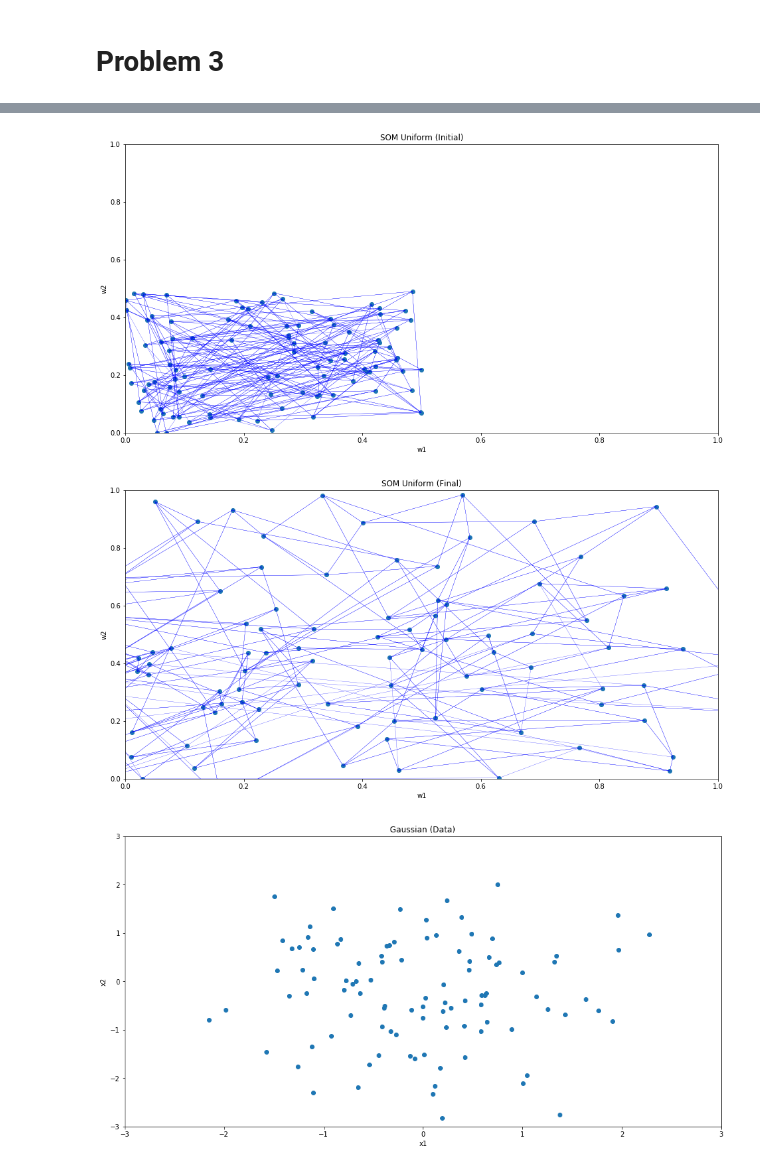
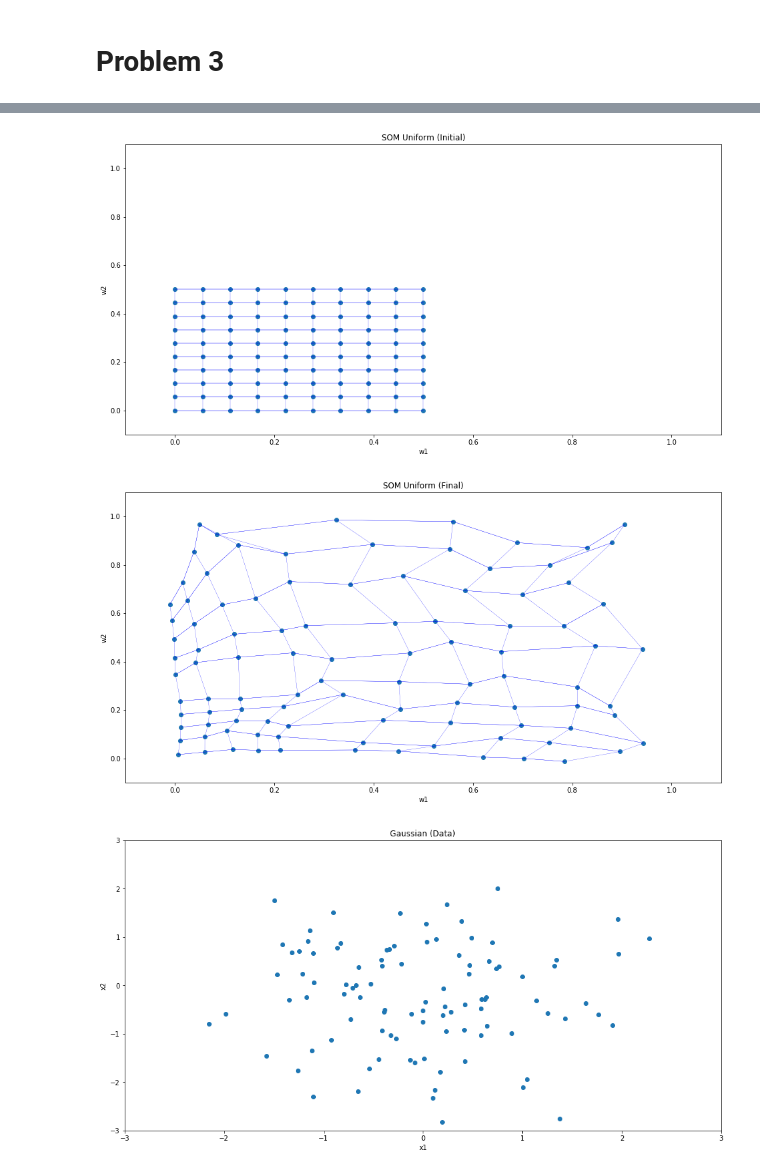
Before and after one commit to vanandrew/BME572, a Jupyter notebook: HW2/Problem3.ipynb, the cells around one changed output, grey strips where cells are left out. Drawn from its saved outputs; the diff is of its cells as text; code cells hidden in the pictures.

```diff
--- a/HW2/Problem3.ipynb
+++ b/HW2/Problem3.ipynb
@@ -40,7 +42,7 @@ class SOM:
     """
         A self organizing map
     """
-    def __init__(self,data_input,lr=3000,lt=4,nr=3000,nt=4,iterations=10000):
+    def __init__(self,data_input,lr=300,lt=4,nr=300,nt=4,iterations=2000):
         """
             Initialization
         """
@@ -55,7 +57,8 @@ class SOM:
         self.iterations = iterations
 
         # create the weights
-        self.w = np.random.rand(10,10,2)*0.5
+        xx,yy = np.meshgrid(np.linspace(0,0.5,10),np.linspace(0,0.5,10))
+        self.w = np.stack((xx,yy),2)
 
         # save initial w
         self.initial_w = np.copy(self.w)
@@ -135,7 +138,7 @@ def plot_lattice(x):
     # loop through elements in grid, keeping track of already made connections
     for i in range(x.shape[0]):
         for j in range(x.shape[1]):
-            # plot connections in neighborhood of neuron, ignore index errors
+            # plot connections in neighborhood of neuron, ignore index errors, and loopbacks
             try:
                 if ({i,i+1},{j}) in track_connections:
                     pass
@@ -147,8 +150,11 @@ def plot_lattice(x):
             try:
                 if ({i,i-1},{j}) in track_connections:
                     pass
-                plt.plot([x[i,j,0],x[i-1,j,0]],[x[i,j,1],x[i-1,j,1]],'b',linewidth=0.25)
-                track_connections.append(({i,i-1},{j}))
+                elif i == 0:
+                    pass
+                else:
+                    plt.plot([x[i,j,0],x[i-1,j,0]],[x[i,j,1],x[i-1,j,1]],'b',linewidth=0.25)
+                    track_connections.append(({i,i-1},{j}))
             except IndexError:
                 pass
             try:
@@ -161,8 +167,11 @@ def plot_lattice(x):
             try:
                 if ({i},{j-1}) in track_connections:
                     pass
-                plt.plot([x[i,j,0],x[i,j-1,0]],[x[i,j,1],x[i,j-1,1]],'b',linewidth=0.25)
-                track_connections.append(({i},{j,j-1}))
+                elif j == 0:
+                    pass
+                else:
+                    plt.plot([x[i,j,0],x[i,j-1,0]],[x[i,j,1],x[i,j-1,1]],'b',linewidth=0.25)
+                    track_connections.append(({i},{j,j-1}))
             except IndexError:
                 pass
 # %%
@@ -170,7 +179,7 @@ def plot_lattice(x):
     Train SOMs
 """
 weight_uniform,weight_uniform_initial = SOM(uniform).train()
-weight_gaussian,weight_gaussian_initial = SOM(gaussian).train()
+weight_gaussian,weight_gaussian_initial = SOM(gaussian,lr=3000,nr=3000,iterations=10000).train()
 # %%
 """
     Plot Stuff
@@ -181,19 +190,19 @@ plt.figure(figsize=(16,8))
 plt.scatter(uniform[:,0],uniform[:,1])
 plt.title('Uniform (Data)')
 plt.xlabel('x1'); plt.ylabel('x2')
-plt.xlim(0,1); plt.ylim(0,1);
+plt.xlim(-0.1,1.1); plt.ylim(-0.1,1.1);
 plt.figure(figsize=(16,8))
 plt.scatter(weight_uniform_initial.reshape(100,2)[:,0],weight_uniform_initial.reshape(100,2)[:,1])
 plot_lattice(weight_uniform_initial)
 plt.title('SOM Uniform (Initial)')
 plt.xlabel('w1'); plt.ylabel('w2')
-plt.xlim(0,1); plt.ylim(0,1);
+plt.xlim(-0.1,1.1); plt.ylim(-0.1,1.1);
 plt.figure(figsize=(16,8))
 plt.scatter(weight_uniform.reshape(100,2)[:,0],weight_uniform.reshape(100,2)[:,1])
 plot_lattice(weight_uniform)
 plt.title('SOM Uniform (Final)')
 plt.xlabel('w1'); plt.ylabel('w2')
-plt.xlim(0,1); plt.ylim(0,1);
+plt.xlim(-0.1,1.1); plt.ylim(-0.1,1.1);
 
 # Gaussian
 plt.figure(figsize=(16,8))
@@ -214,6 +223,6 @@ plt.title('SOM Gaussian (Final)')
 plt.xlabel('w1'); plt.ylabel('w2')
 plt.xlim(-3,3); plt.ylim(-3,3);
 
-# Show images
+# Show plots
 plt.show()
 # %% [output]
@@ -221,3 +230,3 @@ plt.show()
-[figure, old version]
+[figure, new version]
-[figure, old version]
+[figure, new version]
 [figure]
```
Also changed, not shown: parts of 2 cells of this notebook.
